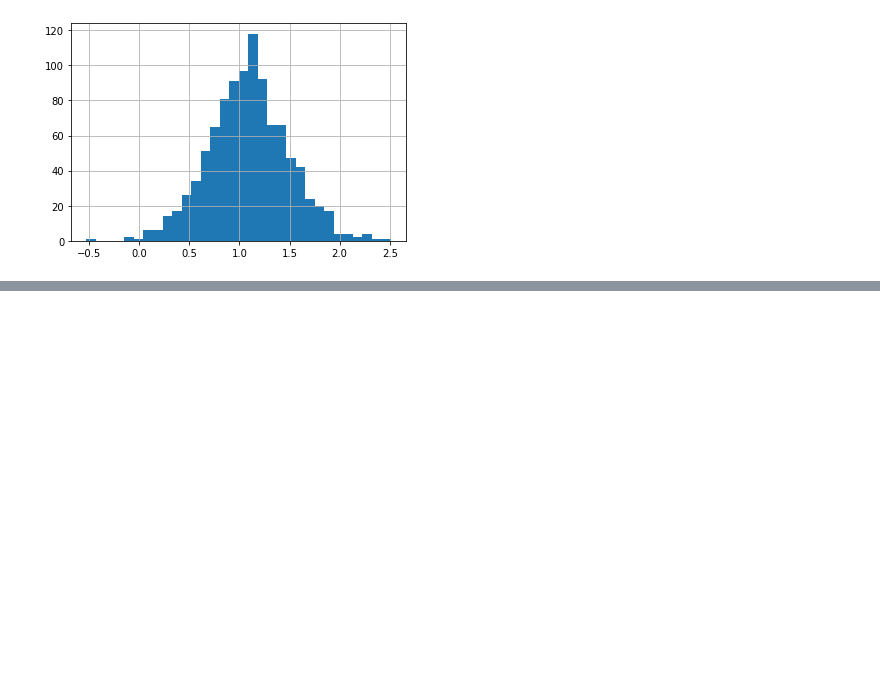
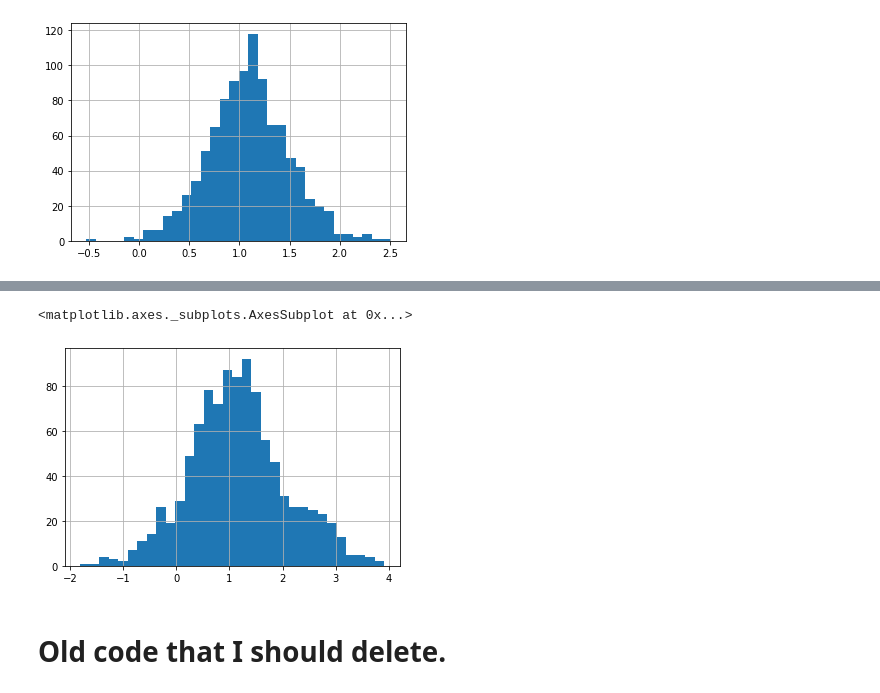
Before and after one commit to jacoblefler/ARE212, a Jupyter notebook: HFUL_Jacob.ipynb, the cells around one changed output, grey strips where cells are left out. Cells and saved outputs as stored; diff of their text form; code cells hidden in the pictures; blank space fills up the shorter version.

```diff
--- a/HFUL_Jacob.ipynb
+++ b/HFUL_Jacob.ipynb
@@ -92,3 +154,10 @@ B_ols.hist(bins=int(np.ceil(np.sqrt(B_ols.shape[0]))))
+# %%
+B_hful.hist(bins=int(np.ceil(np.sqrt(B_hful.shape[0]))))
+# %% [output]
+<matplotlib.axes._subplots.AxesSubplot at 0x...>
+[figure, added]
+# %% [markdown]
+# Old code that I should delete.
 # %%
 """ OLD DGP
 I know this part has problems. The covariance matrix must be positive definite. I don't want to have to specify every
```
Also changed, not shown: parts of 17 cells of this notebook.
